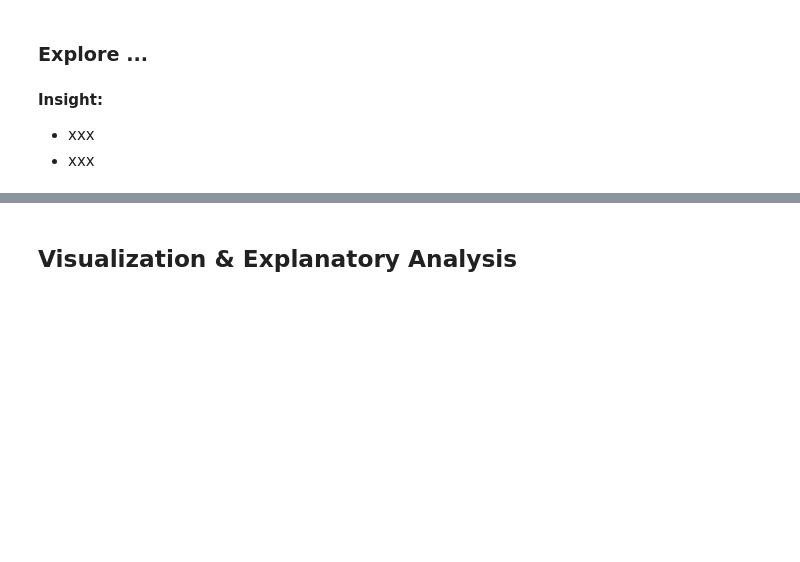
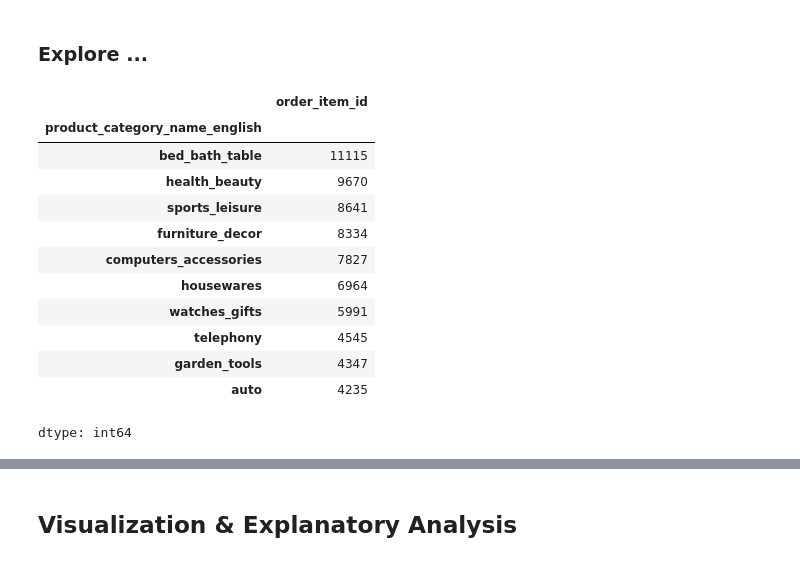
Before and after one commit to raffichs/submission, a Jupyter notebook: Proyek_Analisis_Data.ipynb, the cells around one changed output, grey strips where cells are left out. Saved outputs shown, nothing was run; the diff lists cells and outputs as text; code cells hidden in the pictures; blank space fills up the shorter version.

```diff
--- a/Proyek_Analisis_Data.ipynb
+++ b/Proyek_Analisis_Data.ipynb
@@ -39,0 +73,24 @@ sns.set(style='dark')
+# %%
+# Mengatasi masalah data type pada tabel order_items
+order_items_df['shipping_limit_date'] = pd.to_datetime(order_items_df['shipping_limit_date'])
+order_items_df.info()
+
+
+# Mengatasi masalah missing values pada tabel products
+products_df['product_category_name'].fillna(products_df['product_category_name'].mode()[0], inplace=True)
+
+products_df['product_name_lenght'].fillna(products_df['product_name_lenght'].mean(), inplace=True)
+products_df['product_description_lenght'].fillna(products_df['product_description_lenght'].mean(), inplace=True)
+products_df['product_photos_qty'].fillna(products_df['product_photos_qty'].mean(), inplace=True)
+
+products_df.dropna(subset=['product_weight_g', 'product_length_cm', 'product_height_cm', 'product_width_cm'], inplace=True)
+products_df.isna().sum()
+
+
+# Mengatasi masalah missing values dan data type pada tabel orders
+# Missing values merupakan data kontinu (berdasarkan order_status), jadi saya tidak yakin metode apa yang harus digunakan dan akan saya tinggalkan
+datetime_columns = ["order_purchase_timestamp", "order_approved_at", "order_delivered_customer_date", "order_estimated_delivery_date"]
+
+for column in datetime_columns:
+  orders_df[column] = pd.to_datetime(orders_df[column])
+orders_df.info()
@@ -41,7 +103,35 @@ sns.set(style='dark')
 ## Exploratory Data Analysis (EDA)
 # %% [markdown]
 ### Explore ...
-# %% [markdown]
-**Insight:**
-- xxx
-- xxx
+# %%
+# Eksplorasi data order_items dan products
+orders_products_df = pd.merge(
+    left=order_items_df,
+    right=products_df,
+    how="left",
+    left_on="product_id",
+    right_on="product_id"
+)
+translated_products_df = pd.merge(
+    left=orders_products_df,
+    right=translate_df,
+    how="left",
+    left_on="product_category_name",
+    right_on="product_category_name"
+)
+translated_products_df.groupby(by="product_category_name_english").order_item_id.count().sort_values(ascending=False).head(10)
+# translated_products_df.groupby(by="product_category_name_english").order_item_id.count().sort_values(ascending=True).head(10)
+# %% [output]
+|  | order_item_id |
+| product_category_name_english |  |
+| bed_bath_table | 11115 |
+| health_beauty | 9670 |
+| sports_leisure | 8641 |
+| furniture_decor | 8334 |
+| computers_accessories | 7827 |
+| housewares | 6964 |
+| watches_gifts | 5991 |
+| telephony | 4545 |
+| garden_tools | 4347 |
+| auto | 4235 |
+dtype: int64
```
Also changed, not shown: parts of 16 cells of this notebook, 6 other files.
